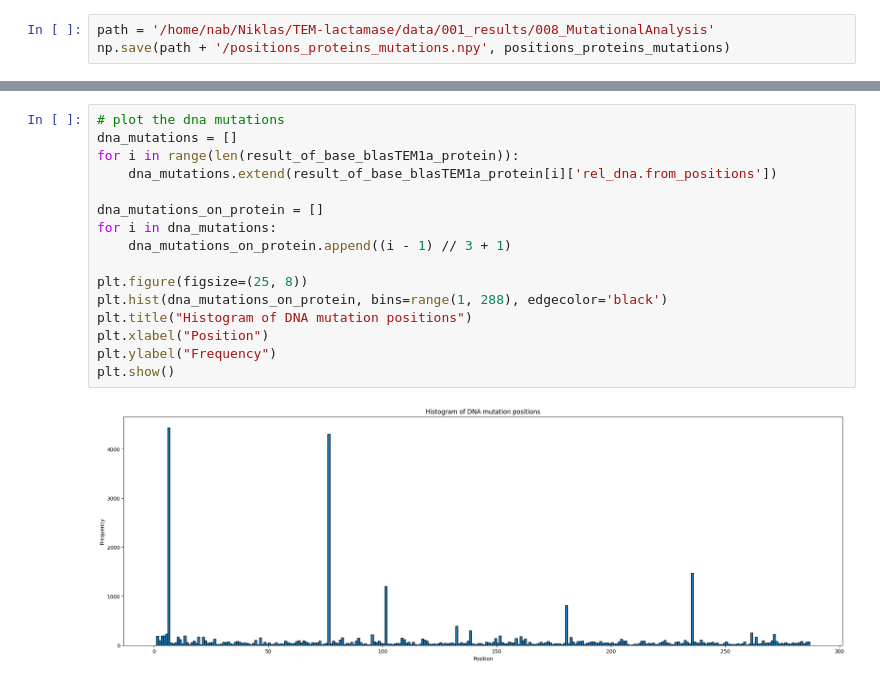
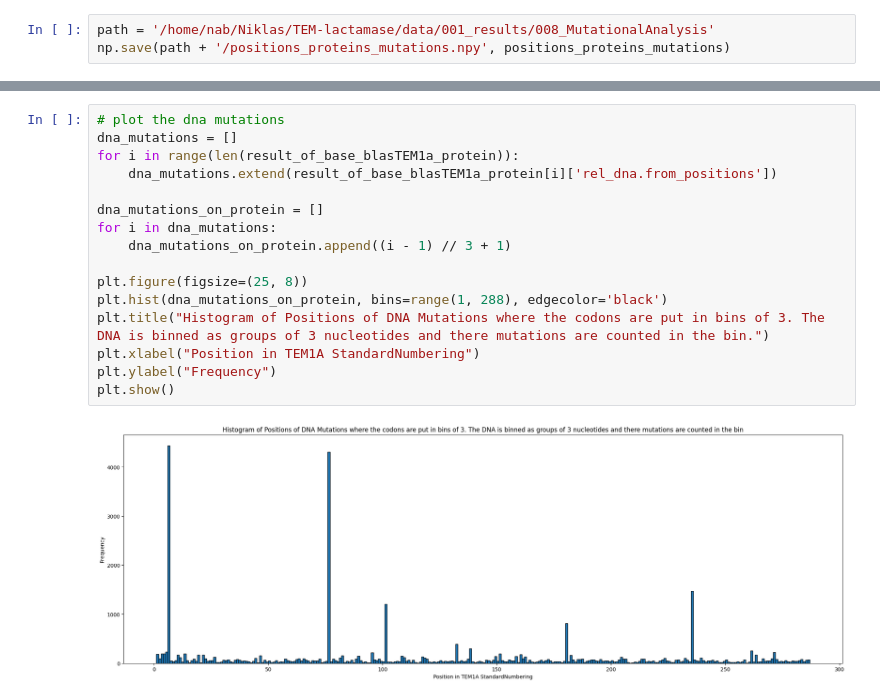
Before and after one commit to PyEED/TEM-lactamase, a Jupyter notebook: scr/code/020_Plots.ipynb, the cells around one changed output, grey strips where cells are left out. Drawn from its saved outputs; the diff is of its cells as text.

```diff
--- a/scr/code/020_Plots.ipynb
+++ b/scr/code/020_Plots.ipynb
@@ -277,21 +281,21 @@ plt.show()
 # %%
 # plot the dna mutations
 dna_mutations = []
 for i in range(len(result_of_base_blasTEM1a_protein)):
     dna_mutations.extend(result_of_base_blasTEM1a_protein[i]['rel_dna.from_positions'])
 
 dna_mutations_on_protein = []
 for i in dna_mutations:
     dna_mutations_on_protein.append((i - 1) // 3 + 1)
 
 plt.figure(figsize=(25, 8))
 plt.hist(dna_mutations_on_protein, bins=range(1, 288), edgecolor='black')
-plt.title("Histogram of DNA mutation positions")
-plt.xlabel("Position")
+plt.title("Histogram of Positions of DNA Mutations where the codons are put in bins of 3. The DNA is binned as groups of 3 nucleotides and there mutations are counted in the bin.")
+plt.xlabel("Position in TEM1A StandardNumbering")
 plt.ylabel("Frequency")
 plt.show()
 # %% [output]
-[figure, old version]
+[figure, new version]
 # %%
 # plot the dna mutations with color coding for synonymous/non-synonymous
 syn_positions = []
```
Also changed, not shown: parts of 6 cells of this notebook, 22 other files.
